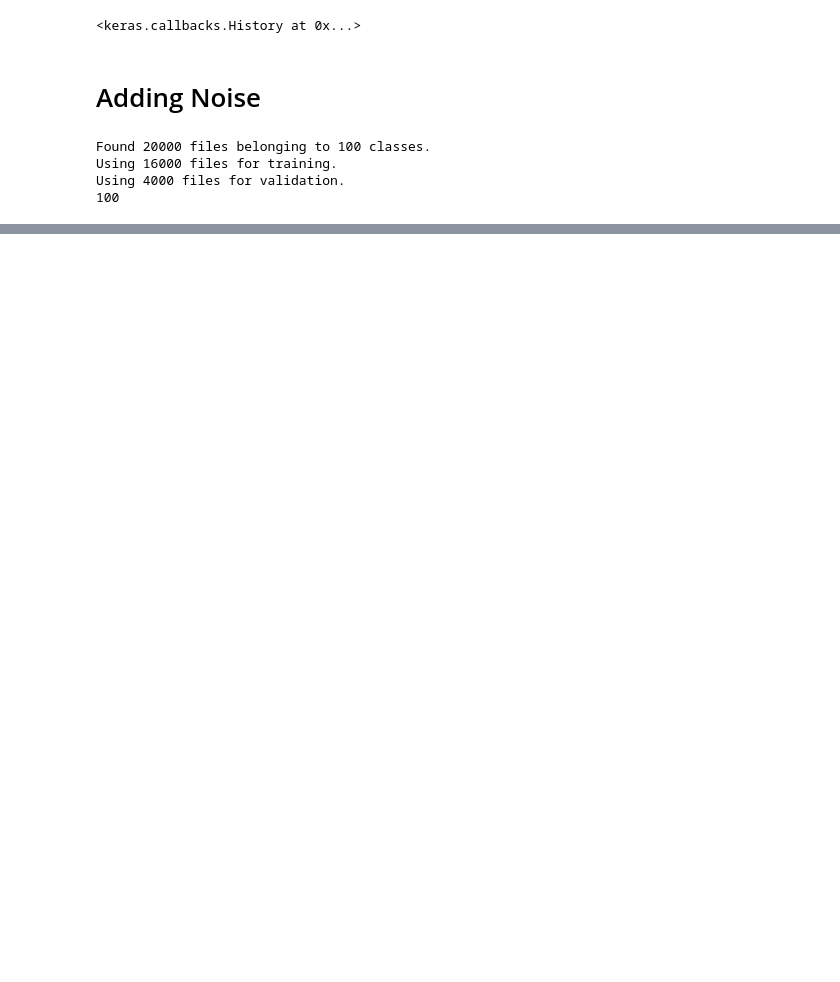
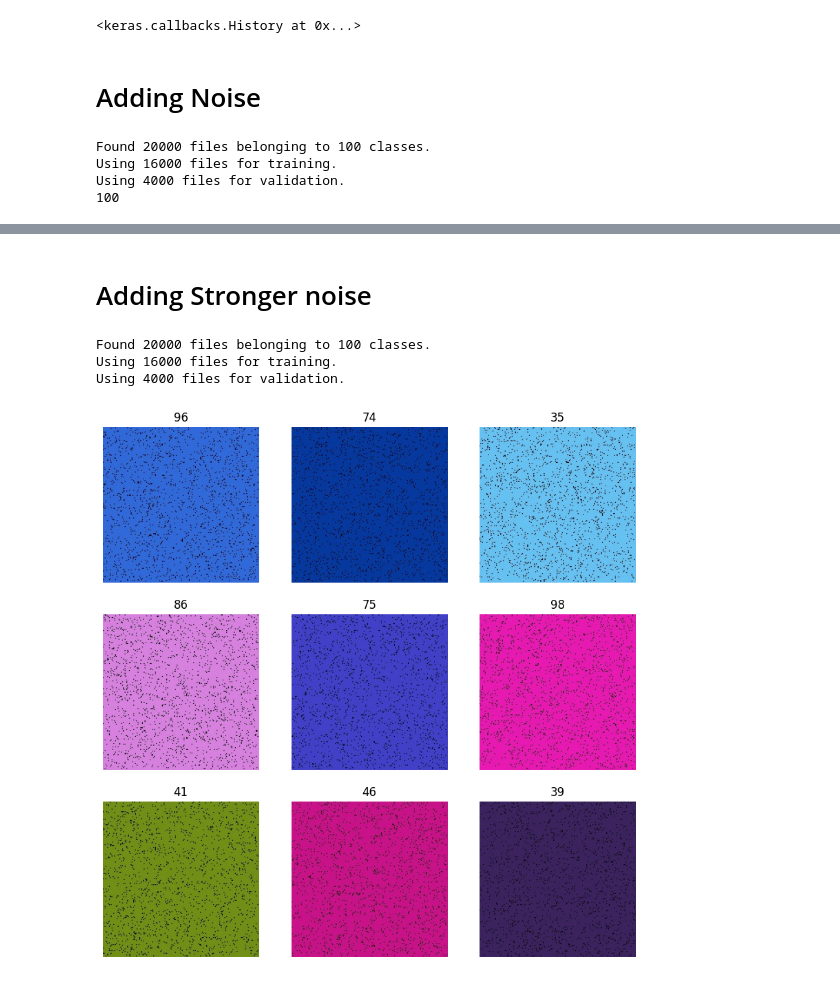
Before and after one commit to neginhsobhani/Color-Classification, a Jupyter notebook: Color_Classification.ipynb, the cells around one changed output, grey strips where cells are left out. Drawn from its saved outputs; the diff is of its cells as text; code cells hidden in the pictures; blank space fills up the shorter version.

Commit message:
Added stronger noise to dataset

```diff
--- a/Color_Classification.ipynb
+++ b/Color_Classification.ipynb
@@ -353 +336,3 @@ Epoch 10/10
 <keras.callbacks.History at 0x...>
+# %% [markdown]
+# Adding Stronger noise
@@ -353,0 +376,27 @@ Epoch 10/10
+# %%
+image_size = (h, w)
+batch_size = 64
+
+train_ds, val_ds = tf.keras.utils.image_dataset_from_directory(
+    dataset_folder_name,
+    validation_split=0.2,
+    subset="both",
+    seed=1337,
+    image_size=image_size,
+    batch_size=batch_size,
+)
+class_num = len(train_ds.class_names)
+# %% [output]
+Found 20000 files belonging to 100 classes.
+Using 16000 files for training.
+Using 4000 files for validation.
+# %%
+plt.figure(figsize=(10, 10))
+for images, labels in train_ds.take(1):
+    for i in range(9):
+        ax = plt.subplot(3, 3, i + 1)
+        plt.imshow(images[i].numpy().astype("uint8"))
+        plt.title(int(labels[i]))
+        plt.axis("off")
+# %% [output]
+[figure, added]
```
Also changed, not shown: parts of 11 cells of this notebook.
